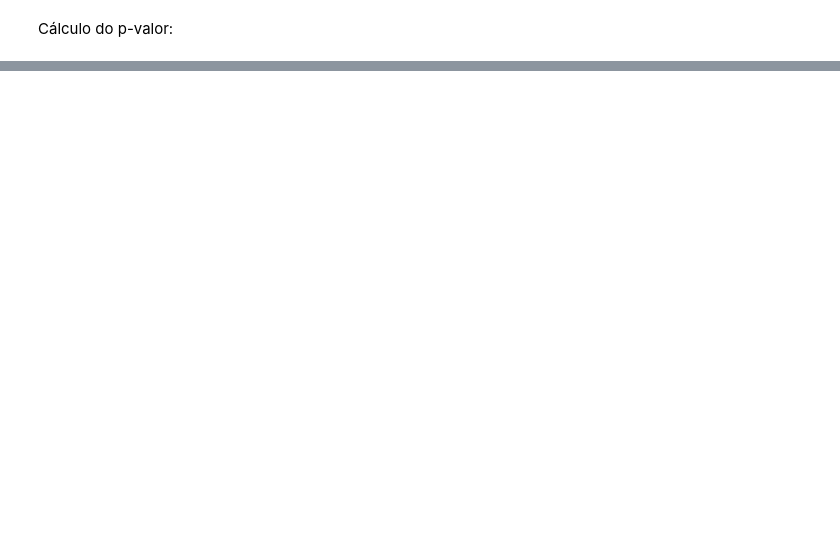
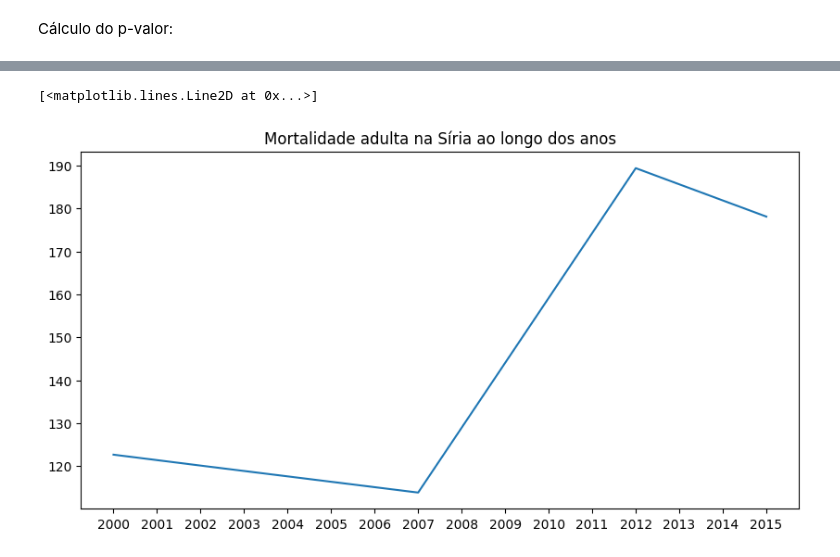
Before and after one commit to carolinabrandao/ICDProjetoFinal, a Jupyter notebook: EDA.ipynb, the cells around one changed output, grey strips where cells are left out. Saved outputs shown, nothing was run; the diff lists cells and outputs as text; code cells hidden in the pictures; blank space fills up the shorter version.

```diff
--- a/EDA.ipynb
+++ b/EDA.ipynb
@@ -291,0 +342,9 @@ Dado que o p-valor é menor que 0.05, podemos rejeitar a hipótese nula e conclu
+# %%
+#mortalidade adulta ao longo dos anos
+plt.figure(figsize=(10, 5))
+plt.xticks(np.arange(2000, 2016, 1.0))
+plt.title('Mortalidade adulta na Síria ao longo dos anos')
+plt.plot(syria['year'], syria['adult_mortality'])
+# %% [output]
+[<matplotlib.lines.Line2D at 0x...>]
+[figure, added]
```
Also changed, not shown: parts of 29 cells of this notebook.
